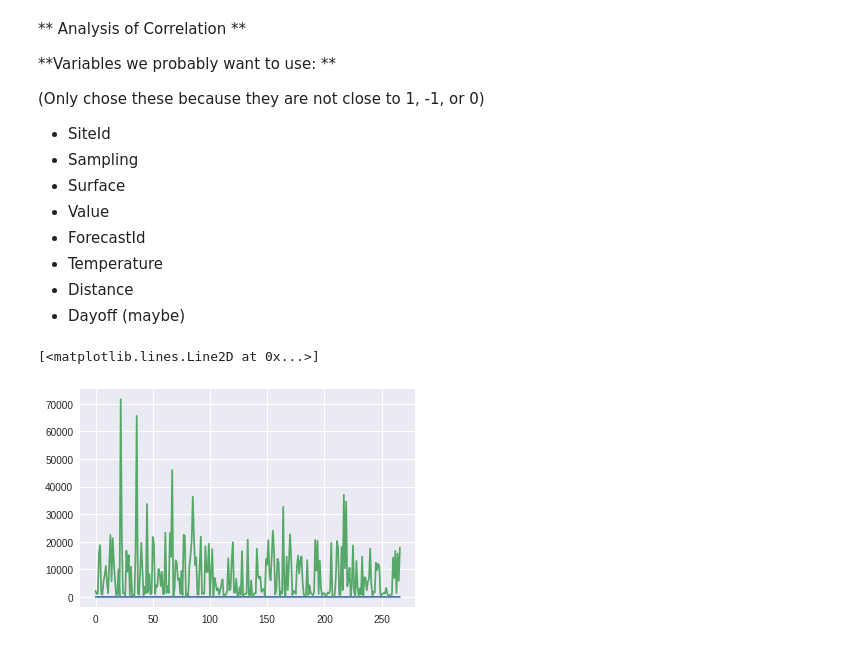
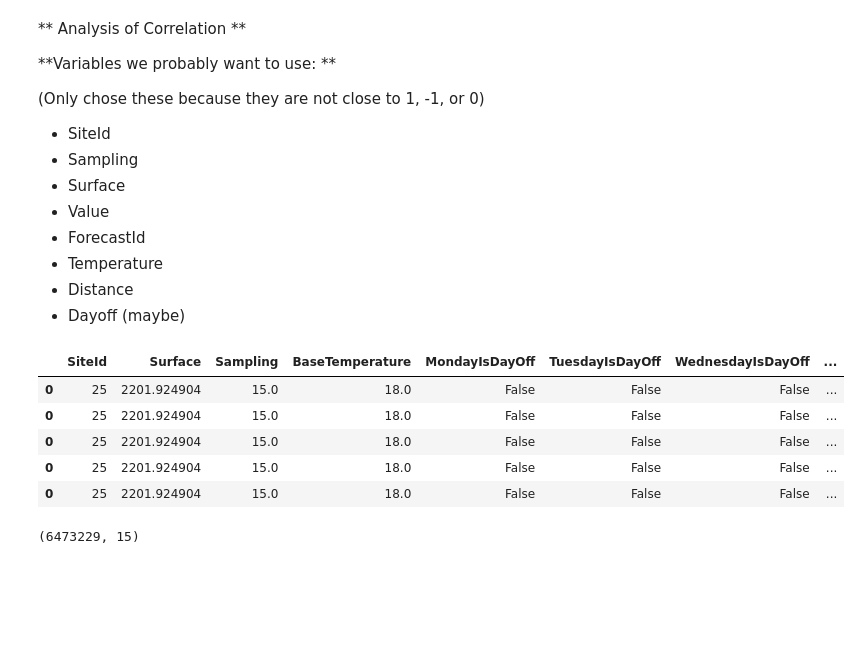
Before and after one commit to team-energy-consumption/main, a Jupyter notebook: team_high_energy.ipynb, the cells around one changed output. Cells and saved outputs as stored; diff of their text form; code cells hidden in the pictures; blank space fills up the shorter version.

```diff
--- a/team_high_energy.ipynb
+++ b/team_high_energy.ipynb
@@ -589,6 +581,15 @@ metadata_surface = metadata[['Surface']]
-# %%
-plt.plot(metadata_basetemp)
-plt.plot(metadata_surface)
-# %% [output]
-[<matplotlib.lines.Line2D at 0x...>]
-[figure, removed]
+# %%
+#join meta data and training_data
+new_data = metadata.join(training_data.set_index('SiteId'), on = 'SiteId', how = 'inner')
+new_data.head()
+# %% [output]
+|  | SiteId | Surface | Sampling | BaseTemperature | MondayIsDayOff | TuesdayIsDayOff | WednesdayIsDayOff | ... |
+| 0 | 25 | 2201.924904 | 15.0 | 18.0 | False | False | False | ... |
+| 0 | 25 | 2201.924904 | 15.0 | 18.0 | False | False | False | ... |
+| 0 | 25 | 2201.924904 | 15.0 | 18.0 | False | False | False | ... |
+| 0 | 25 | 2201.924904 | 15.0 | 18.0 | False | False | False | ... |
+| 0 | 25 | 2201.924904 | 15.0 | 18.0 | False | False | False | ... |
+# %%
+new_data.shape
+# %% [output]
+(6473229, 15)
```
Also changed, not shown: parts of 3 cells of this notebook.
